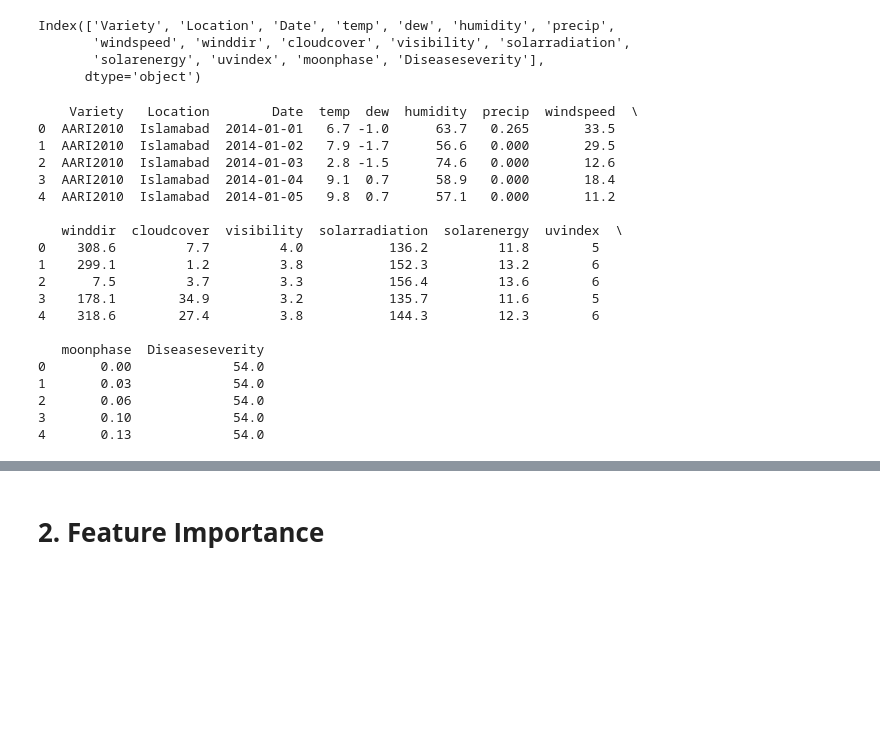
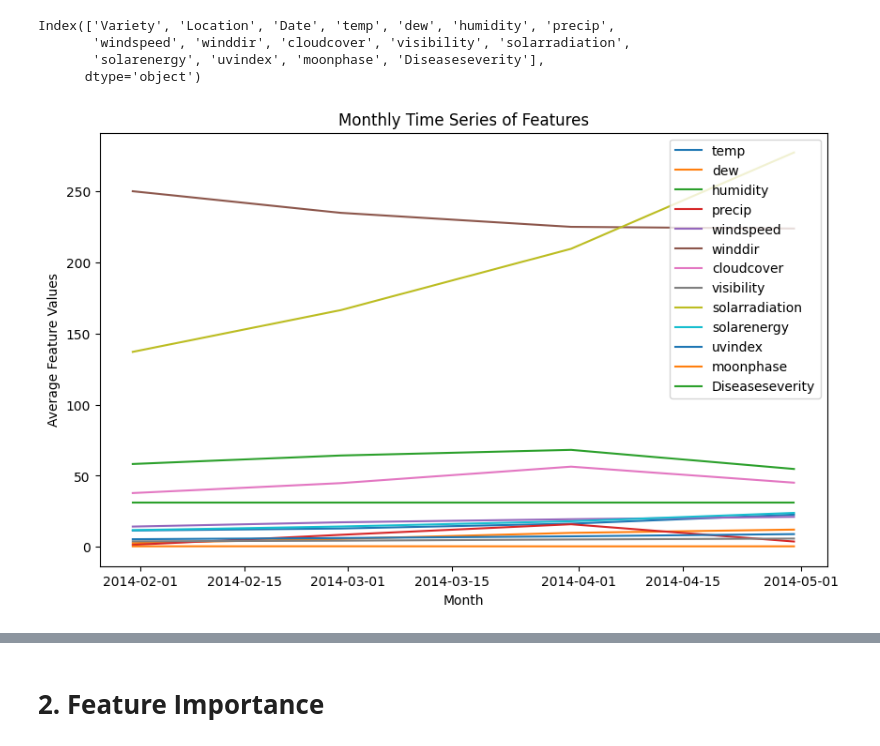
Before and after one commit to Ash100/Minor, a Jupyter notebook: DataScience_Project_on_Agri_Data.ipynb, the cells around one changed output, grey strips where cells are left out. Drawn from its saved outputs; the diff is of its cells as text; code cells hidden in the pictures; blank space fills up the shorter version.

```diff
--- a/DataScience_Project_on_Agri_Data.ipynb
+++ b/DataScience_Project_on_Agri_Data.ipynb
@@ -72,9 +72,6 @@ print(df.describe())
 # Checking for missing values
 print("\nMissing values in each column:")
 print(df.isnull().sum())
-# %%
-# Handling Date Parsing: Attempt to convert the 'Date' column to datetime
-df['Date'] = pd.to_datetime(df['Date'], errors='coerce', format='%d-%b')  # Example format '01-Aug'
 # %%
 # Check for any rows where the date could not be converted (NaT values)
 invalid_dates = df[df['Date'].isnull()]
@@ -84,9 +81,6 @@ Rows with invalid date format (NaT):
 Empty DataFrame
 Columns: [Variety, Location, Date, temp, dew, humidity, precip, windspeed, winddir, cloudcover, visibility, solarradiation, solarenergy, uvindex, moonphase, Diseaseseverity]
 Index: []
-# %%
-# Dropping rows with invalid Date, if any
-df.dropna(subset=['Date'], inplace=True)
 # %%
 import seaborn as sns
 import matplotlib.pyplot as plt
@@ -142,32 +136,3 @@ Index(['Variety', 'Location', 'Date', 'temp', 'dew', 'humidity', 'precip',
        'windspeed', 'winddir', 'cloudcover', 'visibility', 'solarradiation',
        'solarenergy', 'uvindex', 'moonphase', 'Diseaseseverity'],
       dtype='object')
-# %%
-import pandas as pd
-
-# Load the data again
-df = pd.read_csv('/content/cleaned_file.csv')
-
-# Display the first few rows of the DataFrame
-print(df.head())
-# %% [output]
-    Variety   Location        Date  temp  dew  humidity  precip  windspeed  \
-0  AARI2010  Islamabad  2014-01-01   6.7 -1.0      63.7   0.265       33.5
-1  AARI2010  Islamabad  2014-01-02   7.9 -1.7      56.6   0.000       29.5
-2  AARI2010  Islamabad  2014-01-03   2.8 -1.5      74.6   0.000       12.6
-3  AARI2010  Islamabad  2014-01-04   9.1  0.7      58.9   0.000       18.4
-4  AARI2010  Islamabad  2014-01-05   9.8  0.7      57.1   0.000       11.2
-
-   winddir  cloudcover  visibility  solarradiation  solarenergy  uvindex  \
-0    308.6         7.7         4.0           136.2         11.8        5
-1    299.1         1.2         3.8           152.3         13.2        6
-2      7.5         3.7         3.3           156.4         13.6        6
-3    178.1        34.9         3.2           135.7         11.6        5
-4    318.6        27.4         3.8           144.3         12.3        6
-
-   moonphase  Diseaseseverity
-0       0.00             54.0
-1       0.03             54.0
-2       0.06             54.0
-3       0.10             54.0
-4       0.13             54.0
@@ -184,0 +139,32 @@ plt.show()
+# %%
+import pandas as pd
+import matplotlib.pyplot as plt
+
+# Load your dataset
+df = pd.read_csv('/content/cleaned_file.csv')
+
+# Convert the 'Date' column to datetime format
+df['Date'] = pd.to_datetime(df['Date'])
+
+# Set 'Date' as the index
+df.set_index('Date', inplace=True)
+
+# Select only numeric columns (exclude object columns like "Variety", "Location")
+numeric_df = df.select_dtypes(include=['float64', 'int64'])
+
+# Resample the data by month, aggregating with mean
+monthly_df = numeric_df.resample('M').mean()
+
+# Plot each feature as a time series (monthly)
+plt.figure(figsize=(10, 6))
+for feature in monthly_df.columns:
+    plt.plot(monthly_df.index, monthly_df[feature], label=feature)
+
+plt.title('Monthly Time Series of Features')
+plt.xlabel('Month')
+plt.ylabel('Average Feature Values')
+plt.legend(loc='upper right')
+plt.savefig('Monthly_time_series_of_features.png', dpi=600, bbox_inches='tight')
+plt.show()
+# %% [output]
+[figure, added]
```
Also changed, not shown: parts of 16 cells of this notebook.
